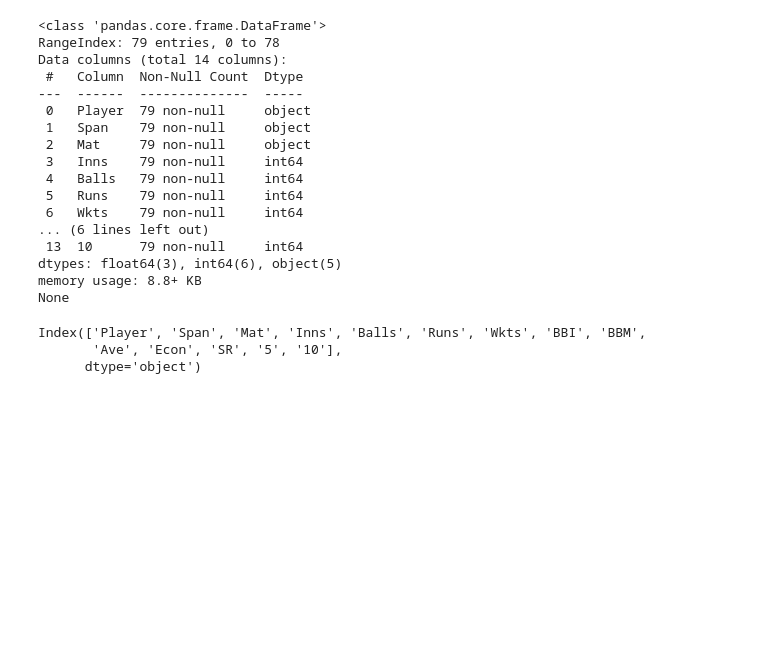
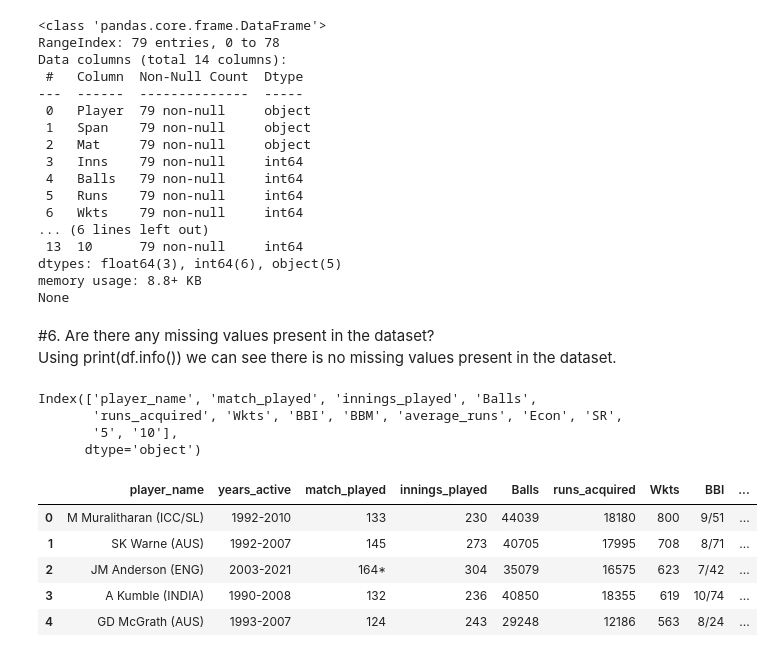
Before and after one commit to ashekgo/test_bowlers_analysis, a Jupyter notebook: wickets.ipynb, the cells around one changed output. Drawn from its saved outputs; the diff is of its cells as text; code cells hidden in the pictures; blank space fills up the shorter version.

```diff
--- a/wickets.ipynb
+++ b/wickets.ipynb
@@ -92,14 +92,39 @@ Data columns (total 14 columns):
 dtypes: float64(3), int64(6), object(5)
 memory usage: 8.8+ KB
 None
+# %% [markdown]
+#6. Are there any missing values present in the dataset?
+Using print(df.info()) we can see there is no missing values present in the dataset.
+# %%
+#7. Rename the column names appropriately.
+
+print(df.columns)
+# %% [output]
+Index(['player_name', 'match_played', 'innings_played', 'Balls',
+       'runs_acquired', 'Wkts', 'BBI', 'BBM', 'average_runs', 'Econ', 'SR',
+       '5', '10'],
+      dtype='object')
 # %%
-#7. Rename the column names appropriately.
+df = df.rename(columns = {'Player':'player_name',
+                          'Span':'years_active',
+                          'Mat':'match_played',
+                          'Inns':'innings_played',
+                          'NO':'not_out',
+                          'HS':'highest_runs',
+                          'Runs': 'runs_acquired',
+                          'Ave':'average_runs',
+                          100: 'centuries',
+                          50: 'half_centuries',
+                          0: 'zero_run'})
 
-print(df.columns)
+display(df.head())
 # %% [output]
-Index(['Player', 'Span', 'Mat', 'Inns', 'Balls', 'Runs', 'Wkts', 'BBI', 'BBM',
-       'Ave', 'Econ', 'SR', '5', '10'],
-      dtype='object')
+|  | player_name | years_active | match_played | innings_played | Balls | runs_acquired | Wkts | BBI | ... |
+| 0 | M Muralitharan (ICC/SL) | 1992-2010 | 133 | 230 | 44039 | 18180 | 800 | 9/51 | ... |
+| 1 | SK Warne (AUS) | 1992-2007 | 145 | 273 | 40705 | 17995 | 708 | 8/71 | ... |
+| 2 | JM Anderson (ENG) | 2003-2021 | 164* | 304 | 35079 | 16575 | 623 | 7/42 | ... |
+| 3 | A Kumble (INDIA) | 1990-2008 | 132 | 236 | 40850 | 18355 | 619 | 10/74 | ... |
+| 4 | GD McGrath (AUS) | 1993-2007 | 124 | 243 | 29248 | 12186 | 563 | 8/24 | ... |
 # %%
 
 df = df.rename(columns = {'Player':'player_name',
```
Also changed, not shown: parts of 2 cells of this notebook.
